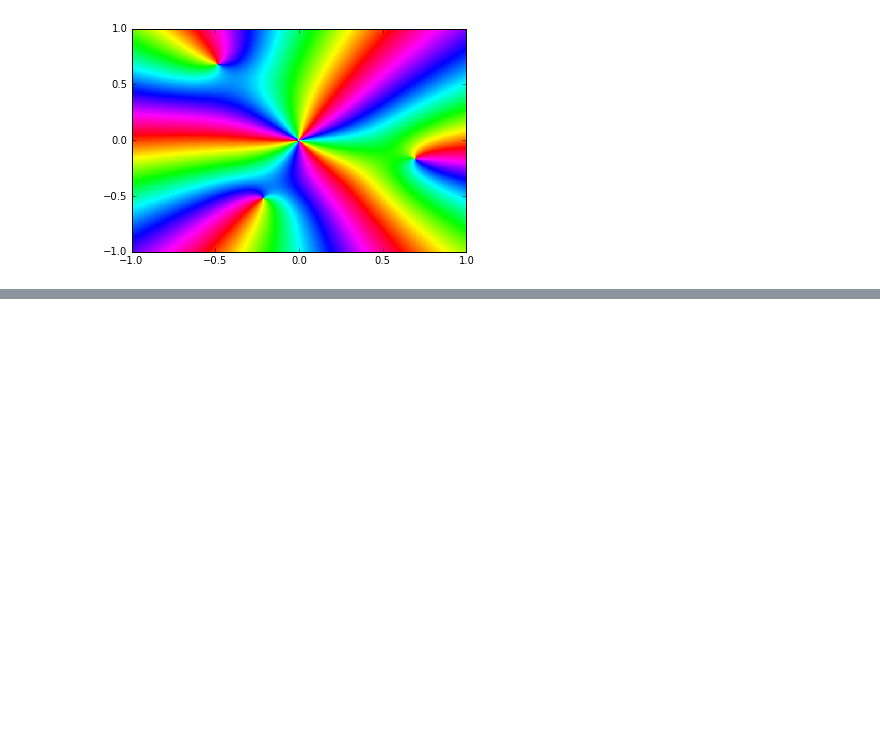
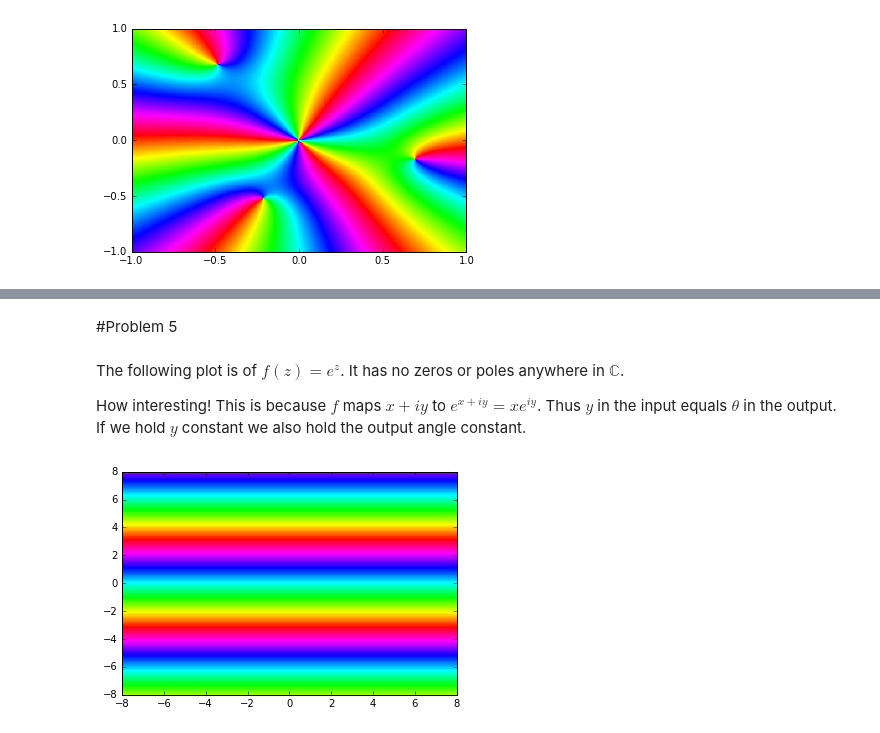
Before and after one commit to tkchris93/numerical_computing, a Jupyter notebook: Labs/Vol1B/Complex1-Plots/solutions_notebook.ipynb, the cells around one changed output, grey strips where cells are left out. Cells and saved outputs as stored; diff of their text form; code cells hidden in the pictures; blank space fills up the shorter version.

```diff
--- a/Labs/Vol1B/Complex1-Plots/solutions_notebook.ipynb
+++ b/Labs/Vol1B/Complex1-Plots/solutions_notebook.ipynb
@@ -74,0 +95,10 @@ plot_complex(f3)
+# %% [markdown]
+#Problem 5
+# %% [markdown]
+The following plot is of $f(z) = e^z$. It has no zeros or poles anywhere in $\mathbb{C}$.
+
+How interesting! This is because $f$ maps $x + iy$ to $e^{x + iy} = xe^{iy}$. Thus $y$ in the input equals $\theta$ in the output. If we hold $y$ constant we also hold the output angle constant.
+# %%
+plot_complex(np.exp, xbounds=(-8,8),ybounds=(-8,8))
+# %% [output]
+[figure, added]
```
Also changed, not shown: parts of 21 cells of this notebook, 1 other file.
